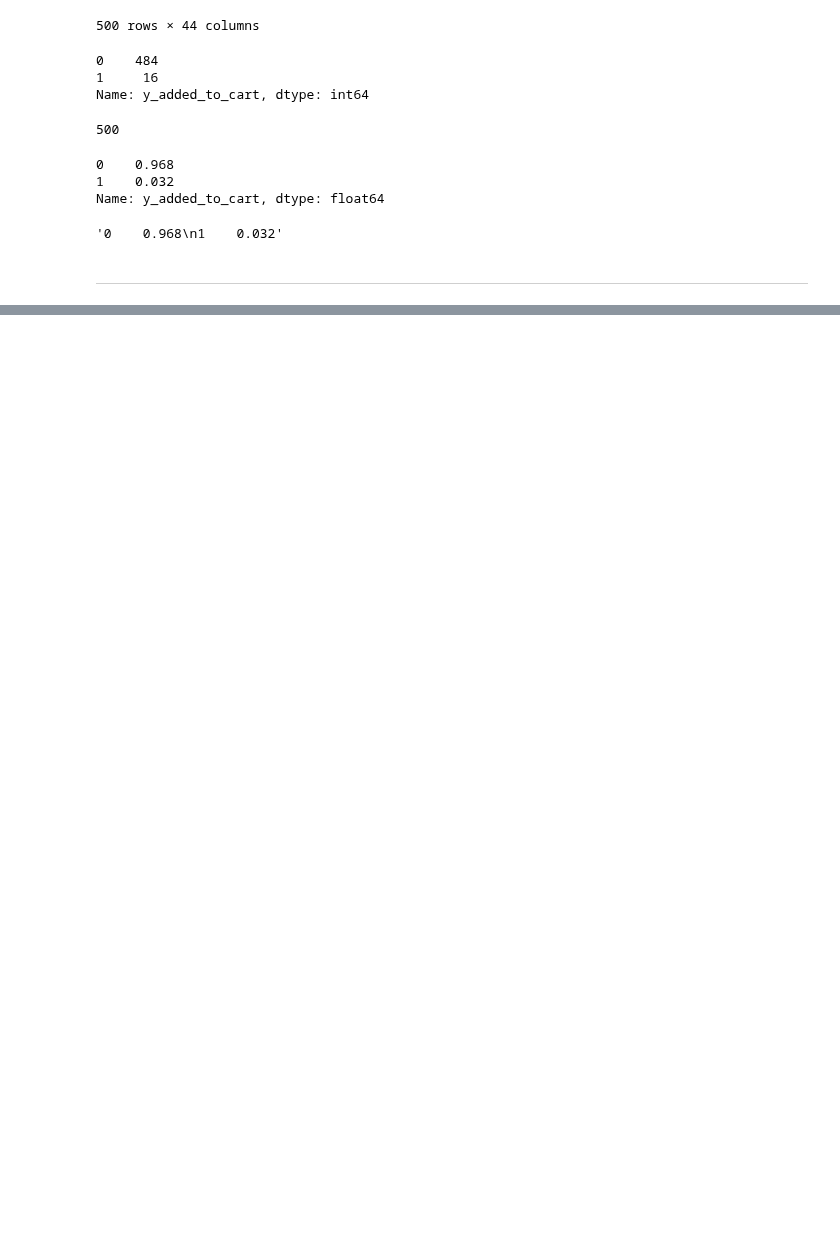
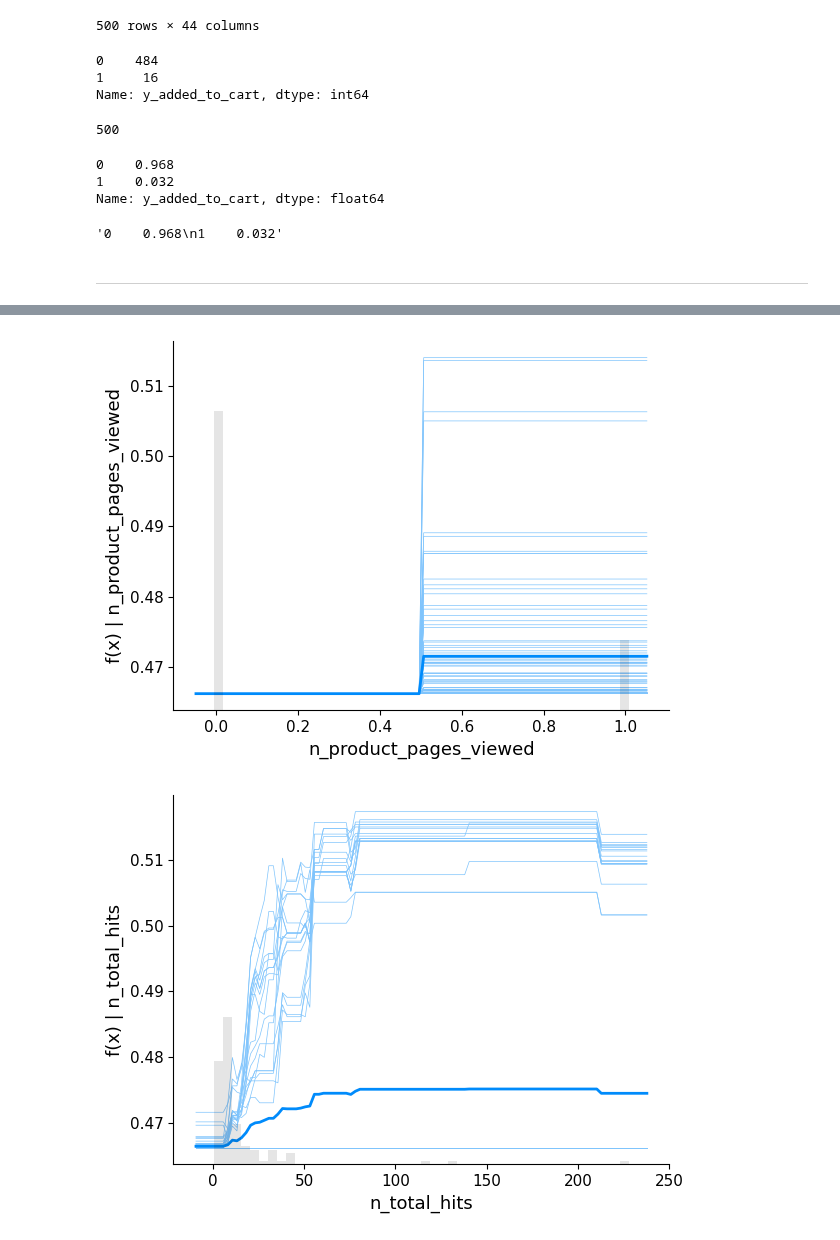
Before and after one commit to getindata/quickstart-ml-blueprints, a Jupyter notebook: ga4-mlops/notebooks/explanation.ipynb, the cells around one changed output, grey strips where cells are left out. Drawn from its saved outputs; the diff is of its cells as text; code cells hidden in the pictures; blank space fills up the shorter version.

```diff
--- a/ga4-mlops/notebooks/explanation.ipynb
+++ b/ga4-mlops/notebooks/explanation.ipynb
@@ -126,0 +161,5 @@ with open('../data/06_models/model.pkl', 'rb') as pickle_file:
+# %%
+vals= np.abs(shap_values).mean(0)
+feature_importance = pd.DataFrame(list(zip(features_sample.columns, sum(vals))), columns=['feature','importance'])
+feature_importance.sort_values(by=['importance'], ascending=False, inplace=True)
+feature_importance
@@ -126,0 +188,4 @@ with open('../data/06_models/model.pkl', 'rb') as pickle_file:
+# %%
+# top_5_features = feature_importance["feature"].head(5).to_list()
+top_5_features = feature_importance.index[:5].to_list()
+top_5_features
@@ -126,0 +202,6 @@ with open('../data/06_models/model.pkl', 'rb') as pickle_file:
+# %%
+for idx in top_5_features:
+    shap.plots.partial_dependence(idx, lambda x: model.predict_proba(x)[:, 1], features_sample)
+# %% [output]
+[figure, added]
+[figure, added]
```
Also changed, not shown: parts of 14 cells of this notebook.
